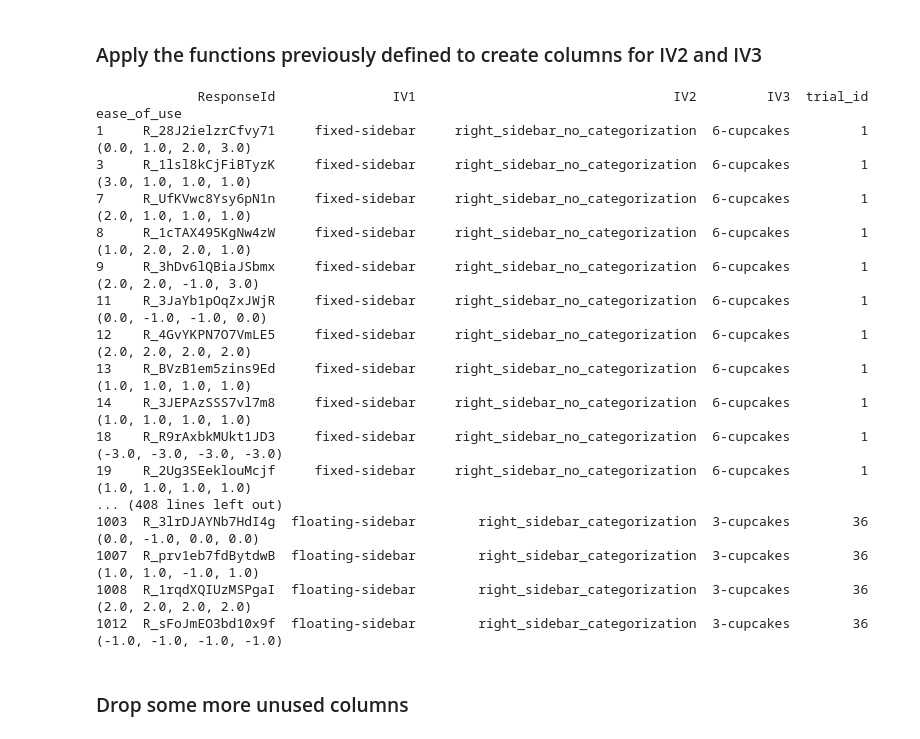
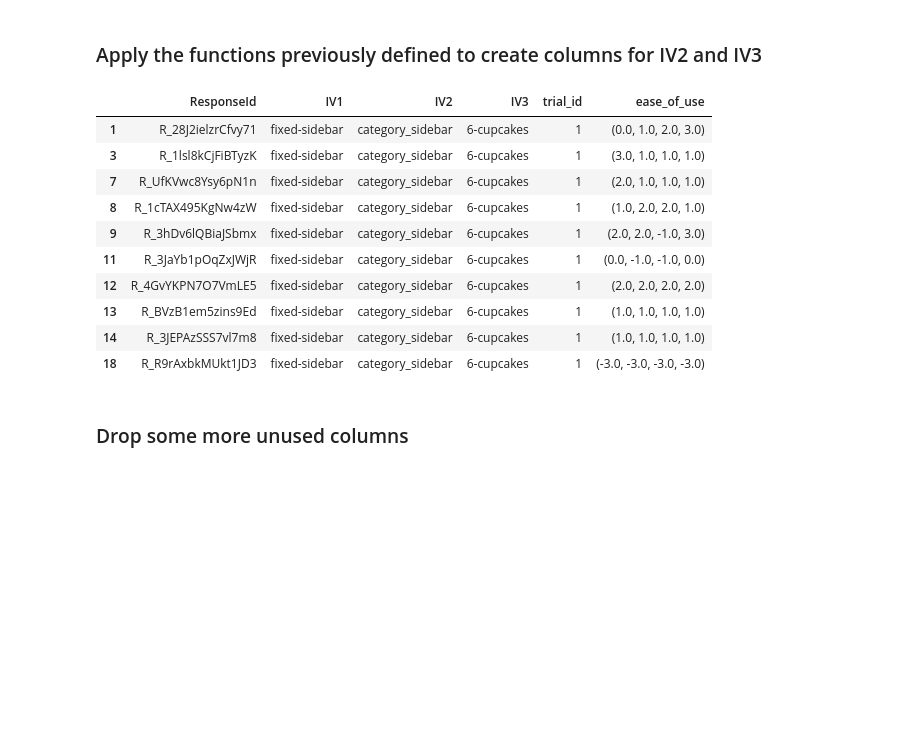
Before and after one commit to dheeraj-sn/qualtrics_data_cleaning, a Jupyter notebook: qualtrics_data_cleaning.ipynb, the cells around one changed output. Cells and saved outputs as stored; diff of their text form; code cells hidden in the pictures; blank space fills up the shorter version.

```diff
--- a/qualtrics_data_cleaning.ipynb
+++ b/qualtrics_data_cleaning.ipynb
@@ -420,11 +486,11 @@ df3["trial_id"] = df3["trial_id"].str.replace(r'\D+', '').astype('int')
 # %%
 def make_iv2(row):
     if any(lower<=row.trial_id<=upper for (lower, upper) in [(1,3), (10,12),(19,21),(28,30)]):
-        return "right_sidebar_no_categorization"
+        return "category_sidebar"
     elif any(lower<=row.trial_id<=upper for (lower, upper) in [(8,9), (16,18),(25,27),(34,26)]):
-        return "no_right_sidebar_no_categorization"
+        return "original"
     else:
-        return "right_sidebar_categorization"
+        return "category_sidebar_with_sub-categorization"
 
 def make_iv3(row):
     if any(lower<=row.trial_id<=upper for (lower, upper) in [(1,9), (19,27)]):
@@ -437,25 +503,22 @@ def make_iv3(row):
 df3["IV2"] = df3.apply(lambda row:make_iv2(row),axis=1)
 df3["IV3"] = df3.apply(lambda row:make_iv3(row),axis=1)
 # %%
-print(df3[["ResponseId","IV1","IV2","IV3","trial_id","ease_of_use"]].to_string())
+#print(df3[["ResponseId","IV1","IV2","IV3","trial_id","ease_of_use"]].to_string())
-# %% [output]
-             ResponseId               IV1                                 IV2         IV3  trial_id               ease_of_use
-1     R_28J2ielzrCfvy71     fixed-sidebar     right_sidebar_no_categorization  6-cupcakes         1      (0.0, 1.0, 2.0, 3.0)
-3     R_1lsl8kCjFiBTyzK     fixed-sidebar     right_sidebar_no_categorization  6-cupcakes         1      (3.0, 1.0, 1.0, 1.0)
-7     R_UfKVwc8Ysy6pN1n     fixed-sidebar     right_sidebar_no_categorization  6-cupcakes         1      (2.0, 1.0, 1.0, 1.0)
-8     R_1cTAX495KgNw4zW     fixed-sidebar     right_sidebar_no_categorization  6-cupcakes         1      (1.0, 2.0, 2.0, 1.0)
-9     R_3hDv6lQBiaJSbmx     fixed-sidebar     right_sidebar_no_categorization  6-cupcakes         1     (2.0, 2.0, -1.0, 3.0)
-11    R_3JaYb1pOqZxJWjR     fixed-sidebar     right_sidebar_no_categorization  6-cupcakes         1    (0.0, -1.0, -1.0, 0.0)
-12    R_4GvYKPN7O7VmLE5     fixed-sidebar     right_sidebar_no_categorization  6-cupcakes         1      (2.0, 2.0, 2.0, 2.0)
-13    R_BVzB1em5zins9Ed     fixed-sidebar     right_sidebar_no_categorization  6-cupcakes         1      (1.0, 1.0, 1.0, 1.0)
-14    R_3JEPAzSSS7vl7m8     fixed-sidebar     right_sidebar_no_categorization  6-cupcakes         1      (1.0, 1.0, 1.0, 1.0)
-18    R_R9rAxbkMUkt1JD3     fixed-sidebar     right_sidebar_no_categorization  6-cupcakes         1  (-3.0, -3.0, -3.0, -3.0)
-19    R_2Ug3SEeklouMcjf     fixed-sidebar     right_sidebar_no_categorization  6-cupcakes         1      (1.0, 1.0, 1.0, 1.0)
-... (408 lines left out)
-1003  R_3lrDJAYNb7HdI4g  floating-sidebar        right_sidebar_categorization  3-cupcakes        36     (0.0, -1.0, 0.0, 0.0)
-1007  R_prv1eb7fdBytdwB  floating-sidebar        right_sidebar_categorization  3-cupcakes        36     (1.0, 1.0, -1.0, 1.0)
-1008  R_1rqdXQIUzMSPgaI  floating-sidebar        right_sidebar_categorization  3-cupcakes        36      (2.0, 2.0, 2.0, 2.0)
-1012  R_sFoJmEO3bd10x9f  floating-sidebar        right_sidebar_categorization  3-cupcakes        36  (-1.0, -1.0, -1.0, -1.0)
+# %%
+a = df3[["ResponseId","IV1","IV2","IV3","trial_id","ease_of_use"]]
+a.head(10)
+# %% [output]
+|  | ResponseId | IV1 | IV2 | IV3 | trial_id | ease_of_use |
+| 1 | R_28J2ielzrCfvy71 | fixed-sidebar | category_sidebar | 6-cupcakes | 1 | (0.0, 1.0, 2.0, 3.0) |
+| 3 | R_1lsl8kCjFiBTyzK | fixed-sidebar | category_sidebar | 6-cupcakes | 1 | (3.0, 1.0, 1.0, 1.0) |
+| 7 | R_UfKVwc8Ysy6pN1n | fixed-sidebar | category_sidebar | 6-cupcakes | 1 | (2.0, 1.0, 1.0, 1.0) |
+| 8 | R_1cTAX495KgNw4zW | fixed-sidebar | category_sidebar | 6-cupcakes | 1 | (1.0, 2.0, 2.0, 1.0) |
+| 9 | R_3hDv6lQBiaJSbmx | fixed-sidebar | category_sidebar | 6-cupcakes | 1 | (2.0, 2.0, -1.0, 3.0) |
+| 11 | R_3JaYb1pOqZxJWjR | fixed-sidebar | category_sidebar | 6-cupcakes | 1 | (0.0, -1.0, -1.0, 0.0) |
+| 12 | R_4GvYKPN7O7VmLE5 | fixed-sidebar | category_sidebar | 6-cupcakes | 1 | (2.0, 2.0, 2.0, 2.0) |
+| 13 | R_BVzB1em5zins9Ed | fixed-sidebar | category_sidebar | 6-cupcakes | 1 | (1.0, 1.0, 1.0, 1.0) |
+| 14 | R_3JEPAzSSS7vl7m8 | fixed-sidebar | category_sidebar | 6-cupcakes | 1 | (1.0, 1.0, 1.0, 1.0) |
+| 18 | R_R9rAxbkMUkt1JD3 | fixed-sidebar | category_sidebar | 6-cupcakes | 1 | (-3.0, -3.0, -3.0, -3.0) |
 # %% [markdown]
 ### Drop some more unused columns
 # %%
```
Also changed, not shown: parts of 10 cells of this notebook, 1 other file.
